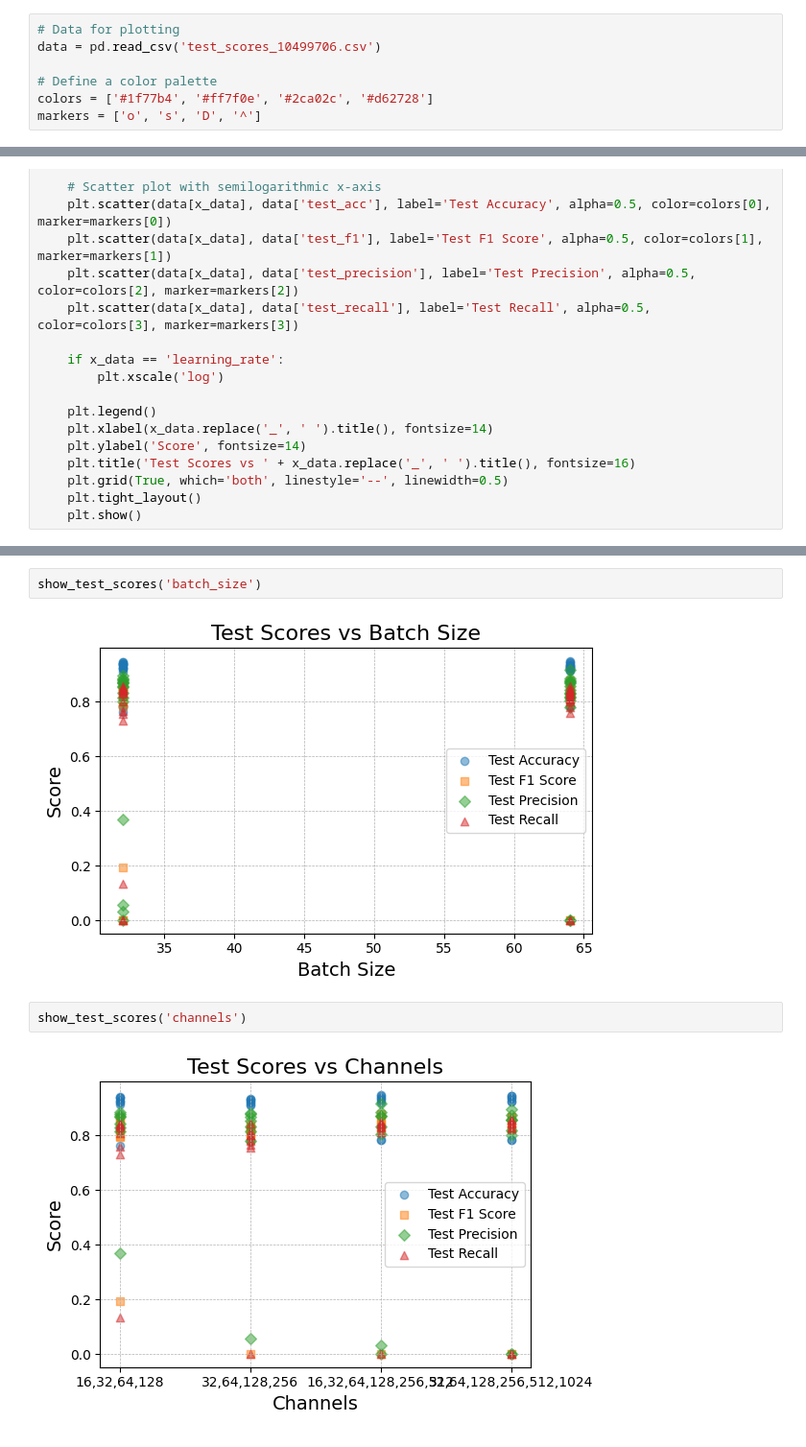
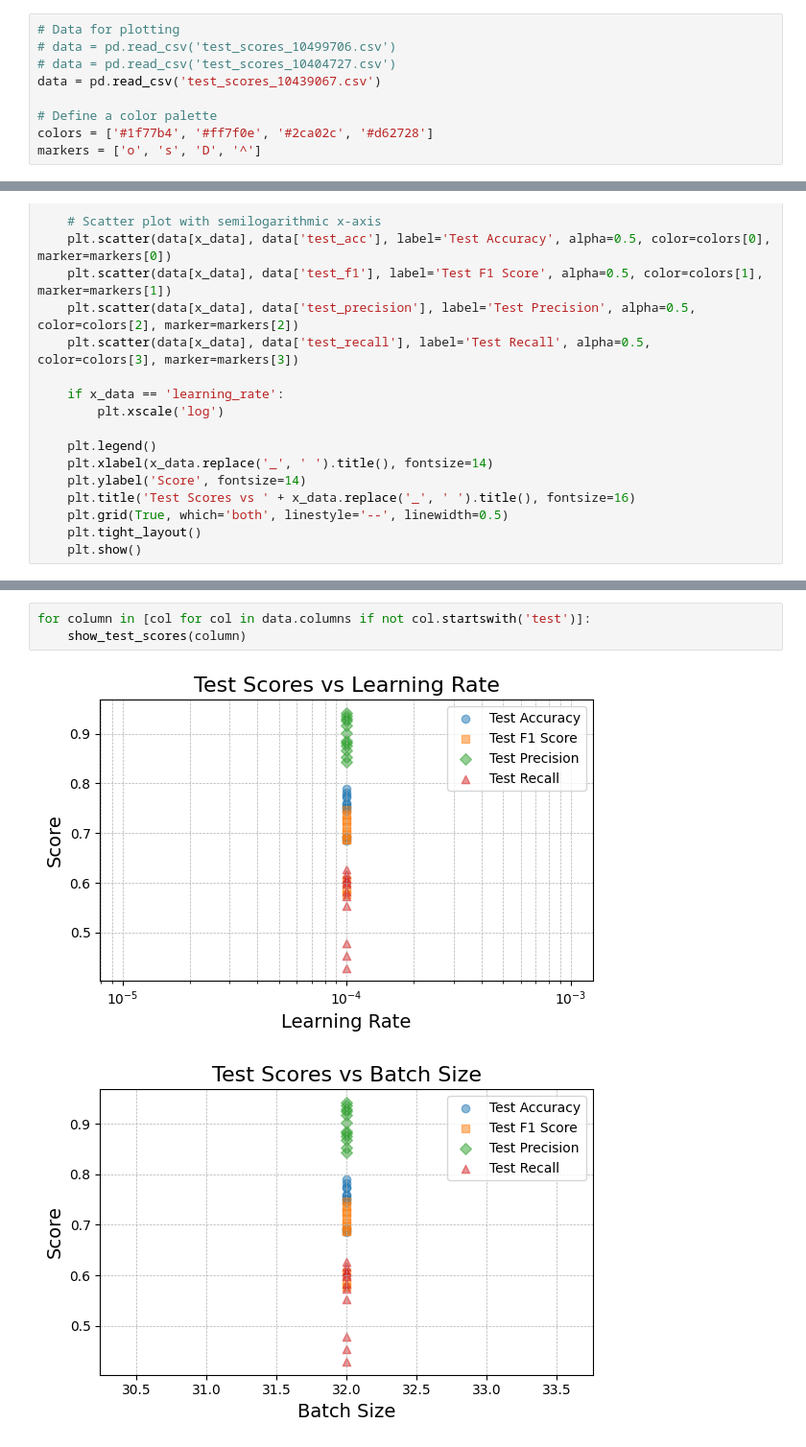
Before and after one commit to yoadvp-bit/Medical_deep_learning, a Jupyter notebook: Assignment 2/plot_test.ipynb, the cells around one changed output, grey strips where cells are left out. Shown at 96% size. Cells and saved outputs as stored; diff of their text form.

Commit message:
added files for the CNN runs and made plotting a bit smarter

```diff
--- a/Assignment 2/plot_test.ipynb
+++ b/Assignment 2/plot_test.ipynb
@@ -4,7 +4,9 @@ import numpy as np
 import pandas as pd
 # %%
 # Data for plotting
-data = pd.read_csv('test_scores_10499706.csv')
+# data = pd.read_csv('test_scores_10499706.csv')
+# data = pd.read_csv('test_scores_10404727.csv')
+data = pd.read_csv('test_scores_10439067.csv')
 
 # Define a color palette
 colors = ['#1f77b4', '#ff7f0e', '#2ca02c', '#d62728']
@@ -36,8 +34,6 @@ show_test_scores('learning_rate')
-# %%
-show_test_scores('batch_size')
-# %% [output]
-[figure, removed]
-# %%
-show_test_scores('channels')
-# %% [output]
-[figure, removed]
+# %%
+for column in [col for col in data.columns if not col.startswith('test')]:
+    show_test_scores(column)
+# %% [output]
+[figure, added]
+[figure, added]
```
Also changed, not shown: parts of 2 cells of this notebook, 6 other files.
